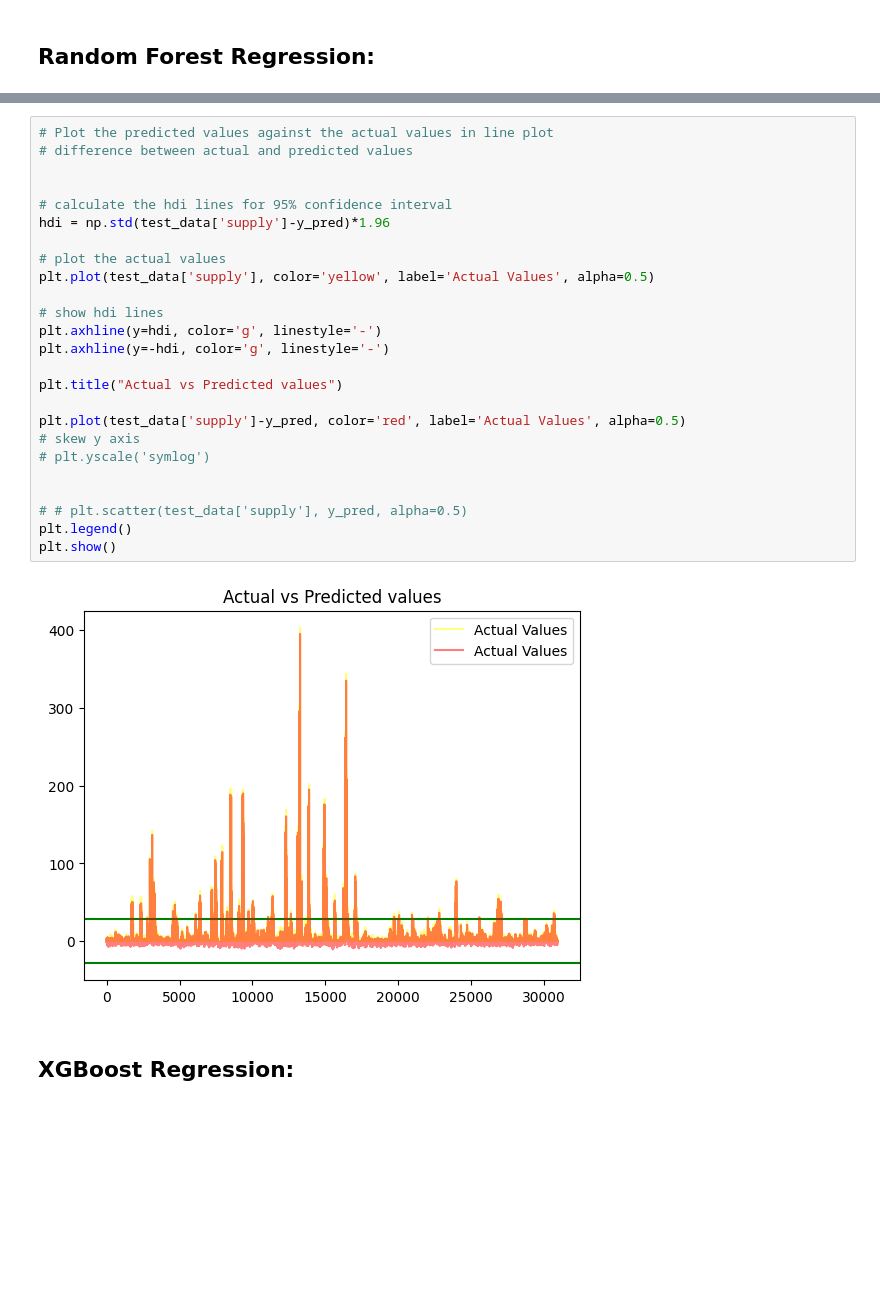
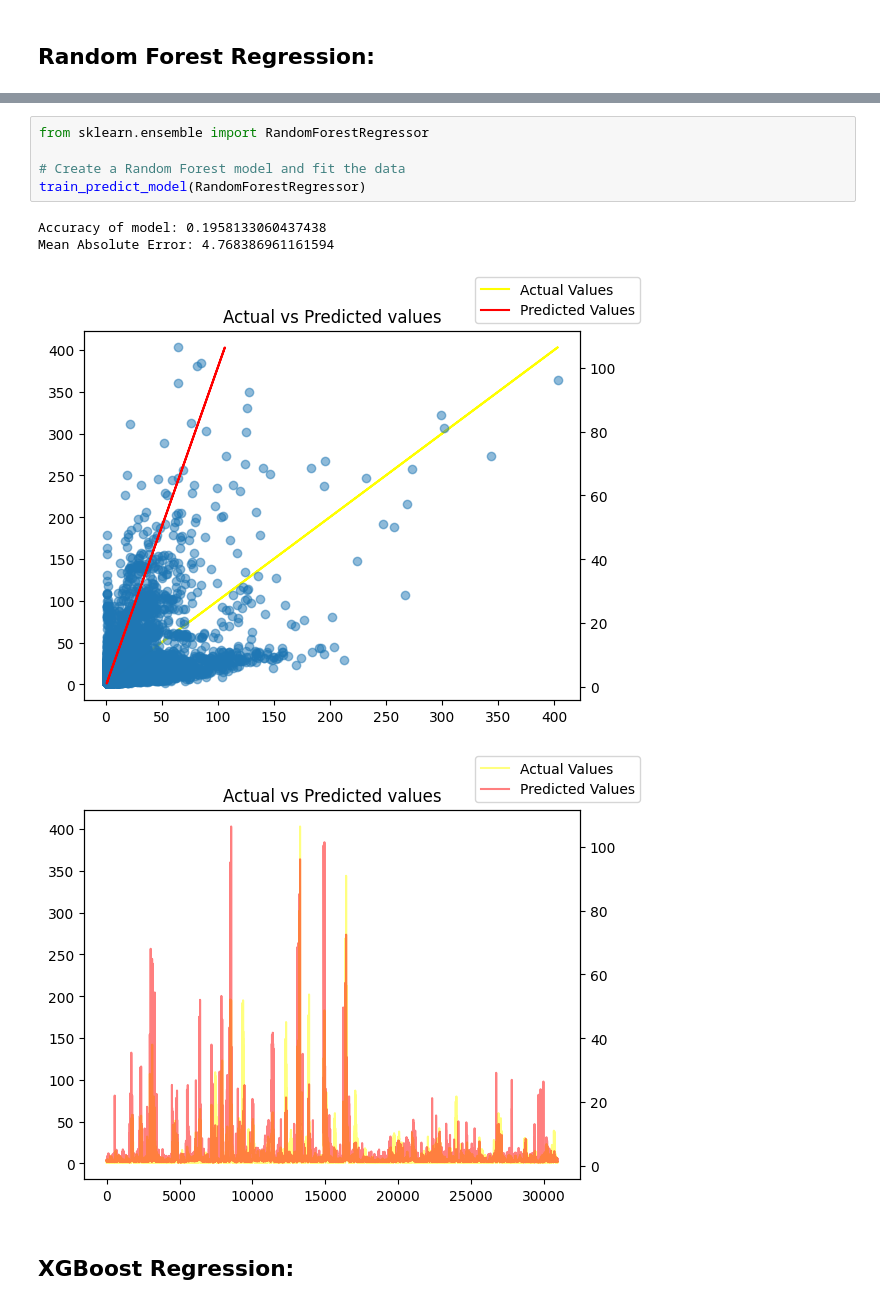
Before and after one commit to FarazRazi/Uber-Demand-Supply-Forecasting-with-AI, a Jupyter notebook: src/main.ipynb, the cells around one changed output, grey strips where cells are left out. Drawn from its saved outputs; the diff is of its cells as text; blank space fills up the shorter version.

```diff
--- a/src/main.ipynb
+++ b/src/main.ipynb
@@ -200,30 +101,13 @@ plt.show()
-# %%
-# Plot the predicted values against the actual values in line plot
-# difference between actual and predicted values
-
-
-# calculate the hdi lines for 95% confidence interval
-hdi = np.std(test_data['supply']-y_pred)*1.96
-
-# plot the actual values
-plt.plot(test_data['supply'], color='yellow', label='Actual Values', alpha=0.5)
-
-# show hdi lines
-plt.axhline(y=hdi, color='g', linestyle='-')
-plt.axhline(y=-hdi, color='g', linestyle='-')
-
-plt.title("Actual vs Predicted values")
-
-plt.plot(test_data['supply']-y_pred, color='red', label='Actual Values', alpha=0.5)
-# skew y axis
-# plt.yscale('symlog')
-
-
-# # plt.scatter(test_data['supply'], y_pred, alpha=0.5)
-plt.legend()
-plt.show()
-# %% [output]
-[figure, removed]
+# %%
+from sklearn.ensemble import RandomForestRegressor
+
+# Create a Random Forest model and fit the data
+train_predict_model(RandomForestRegressor)
+# %% [output]
+Accuracy of model: 0.1958133060437438
+Mean Absolute Error: 4.768386961161594
+[figure, added]
+[figure, added]
 # %% [markdown]
 ## XGBoost Regression:
 # %%
```
Also changed, not shown: parts of 21 cells of this notebook.
